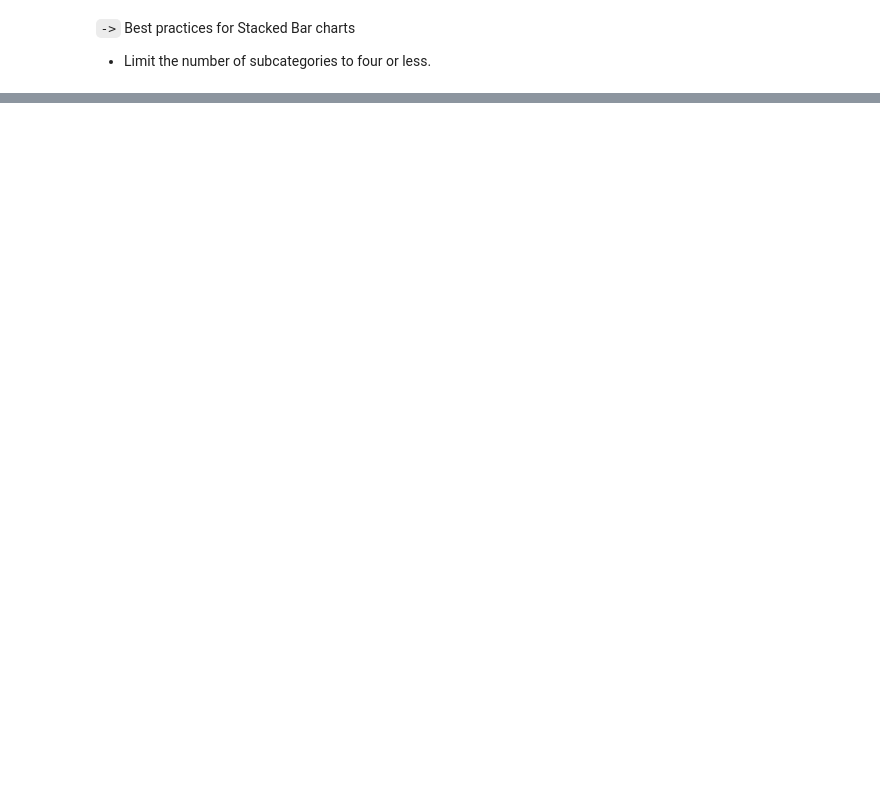
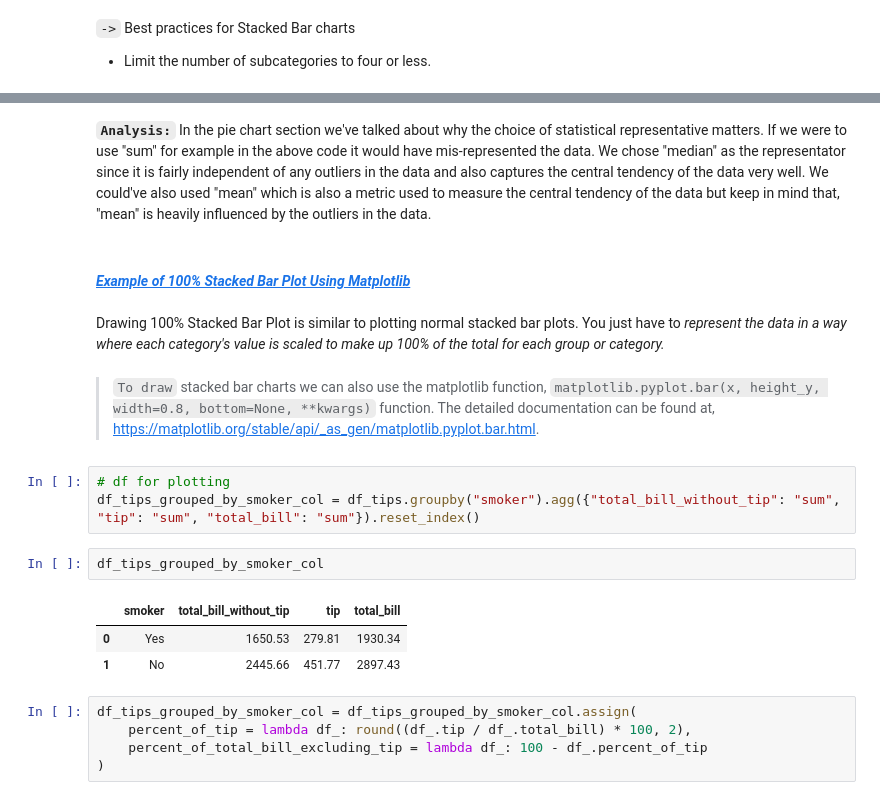
Before and after one commit to AindreaAjax/ML_Introduction, a Jupyter notebook: Data_Visualization/05_visualizing_compositions_independent_of_time.ipynb, the cells around one changed output, grey strips where cells are left out. Cells and saved outputs as stored; diff of their text form; blank space fills up the shorter version.

```diff
--- a/Data_Visualization/05_visualizing_compositions_independent_of_time.ipynb
+++ b/Data_Visualization/05_visualizing_compositions_independent_of_time.ipynb
@@ -163,0 +195,22 @@ plt.show()
+# %% [markdown]
+**`Analysis:`** In the pie chart section we've talked about why the choice of statistical representative matters. If we were to use "sum" for example in the above code it would have mis-represented the data. We chose "median" as the representator since it is fairly independent of any outliers in the data and also captures the central tendency of the data very well. We could've also used "mean" which is also a metric used to measure the central tendency of the data but keep in mind that, "mean" is heavily influenced by the outliers in the data.
+# %% [markdown]
+#### <a id='toc2_1_2_'></a>[*Example of 100% Stacked Bar Plot Using Matplotlib*](#toc0_)
+# %% [markdown]
+Drawing 100% Stacked Bar Plot is similar to plotting normal stacked bar plots. You just have to *represent the data in a way where each category's value is scaled to make up 100% of the total for each group or category.*
+# %% [markdown]
+> `To draw` stacked bar charts we can also use the matplotlib function, `matplotlib.pyplot.bar(x, height_y, width=0.8, bottom=None, **kwargs)` function. The detailed documentation can be found at, https://matplotlib.org/stable/api/_as_gen/matplotlib.pyplot.bar.html.
+# %%
+# df for plotting
+df_tips_grouped_by_smoker_col = df_tips.groupby("smoker").agg({"total_bill_without_tip": "sum", "tip": "sum", "total_bill": "sum"}).reset_index()
+# %%
+df_tips_grouped_by_smoker_col
+# %% [output]
+|  | smoker | total_bill_without_tip | tip | total_bill |
+| 0 | Yes | 1650.53 | 279.81 | 1930.34 |
+| 1 | No | 2445.66 | 451.77 | 2897.43 |
+# %%
+df_tips_grouped_by_smoker_col = df_tips_grouped_by_smoker_col.assign(
+    percent_of_tip = lambda df_: round((df_.tip / df_.total_bill) * 100, 2),
+    percent_of_total_bill_excluding_tip = lambda df_: 100 - df_.percent_of_tip
+)
```
Also changed, not shown: parts of 28 cells of this notebook.
